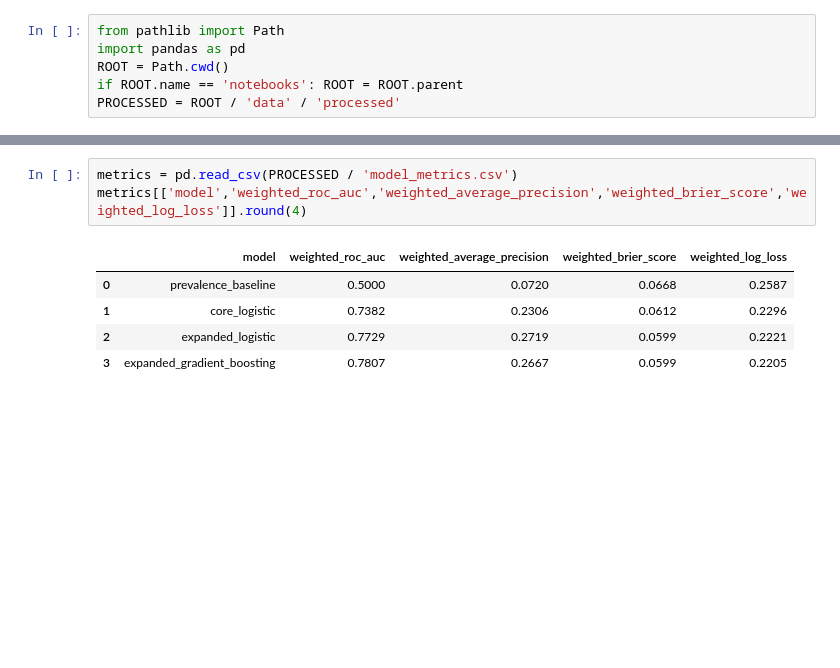
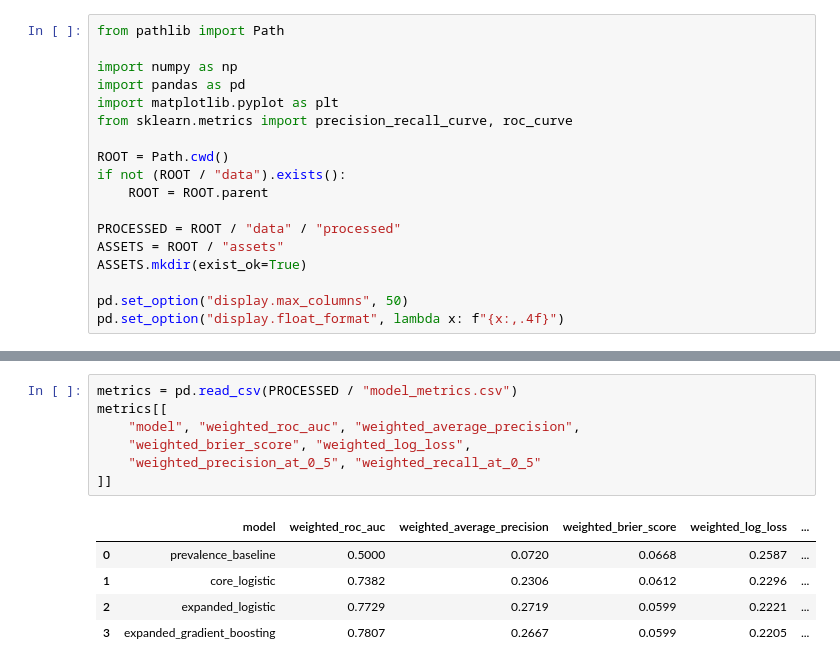
Before and after one commit to fernandoverdugo/nhis-healthcare-access-analysis, a Jupyter notebook: notebooks/02_survey_and_modeling_analysis.ipynb, the cells around one changed output, grey strips where cells are left out. Drawn from its saved outputs; the diff is of its cells as text; blank space fills up the shorter version.

Commit message:
Restore original executed analysis notebooks

```diff
--- a/notebooks/02_survey_and_modeling_analysis.ipynb
+++ b/notebooks/02_survey_and_modeling_analysis.ipynb
@@ -9,6 +14,18 @@ Analyses, interpretations, and conclusions are those of the author and are not a
 # %%
 from pathlib import Path
+
+import numpy as np
 import pandas as pd
+import matplotlib.pyplot as plt
+from sklearn.metrics import precision_recall_curve, roc_curve
+
 ROOT = Path.cwd()
-if ROOT.name == 'notebooks': ROOT = ROOT.parent
-PROCESSED = ROOT / 'data' / 'processed'
+if not (ROOT / "data").exists():
+    ROOT = ROOT.parent
+
+PROCESSED = ROOT / "data" / "processed"
+ASSETS = ROOT / "assets"
+ASSETS.mkdir(exist_ok=True)
+
+pd.set_option("display.max_columns", 50)
+pd.set_option("display.float_format", lambda x: f"{x:,.4f}")
@@ -40,9 +122,13 @@ income[['poverty_band','weighted_prevalence','ci_lower','ci_upper','fraction_mis
 # %%
-metrics = pd.read_csv(PROCESSED / 'model_metrics.csv')
-metrics[['model','weighted_roc_auc','weighted_average_precision','weighted_brier_score','weighted_log_loss']].round(4)
+metrics = pd.read_csv(PROCESSED / "model_metrics.csv")
+metrics[[
+    "model", "weighted_roc_auc", "weighted_average_precision",
+    "weighted_brier_score", "weighted_log_loss",
+    "weighted_precision_at_0_5", "weighted_recall_at_0_5"
+]]
 # %% [output]
-|  | model | weighted_roc_auc | weighted_average_precision | weighted_brier_score | weighted_log_loss |
-| 0 | prevalence_baseline | 0.5000 | 0.0720 | 0.0668 | 0.2587 |
-| 1 | core_logistic | 0.7382 | 0.2306 | 0.0612 | 0.2296 |
-| 2 | expanded_logistic | 0.7729 | 0.2719 | 0.0599 | 0.2221 |
-| 3 | expanded_gradient_boosting | 0.7807 | 0.2667 | 0.0599 | 0.2205 |
+|  | model | weighted_roc_auc | weighted_average_precision | weighted_brier_score | weighted_log_loss | ... |
+| 0 | prevalence_baseline | 0.5000 | 0.0720 | 0.0668 | 0.2587 | ... |
+| 1 | core_logistic | 0.7382 | 0.2306 | 0.0612 | 0.2296 | ... |
+| 2 | expanded_logistic | 0.7729 | 0.2719 | 0.0599 | 0.2221 | ... |
+| 3 | expanded_gradient_boosting | 0.7807 | 0.2667 | 0.0599 | 0.2205 | ... |
```
Also changed, not shown: parts of 25 cells of this notebook, 2 other files.
